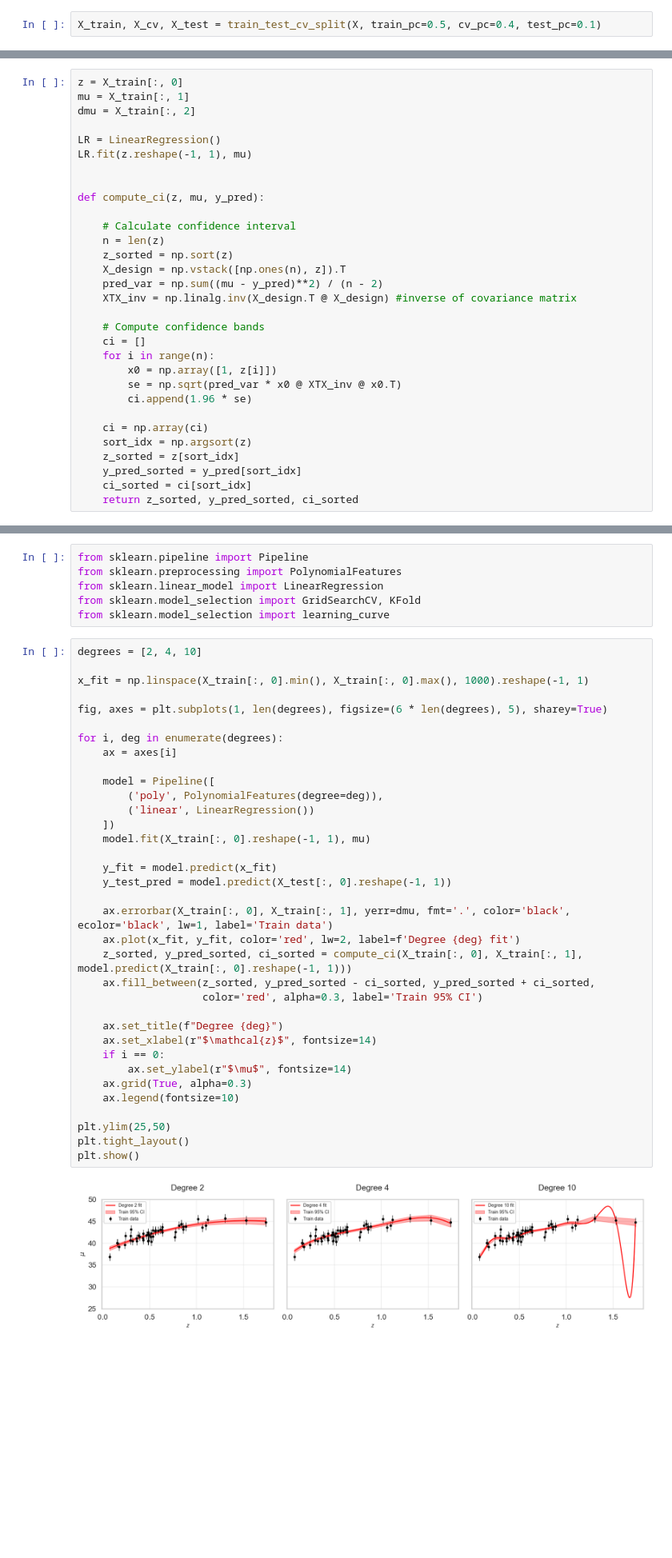
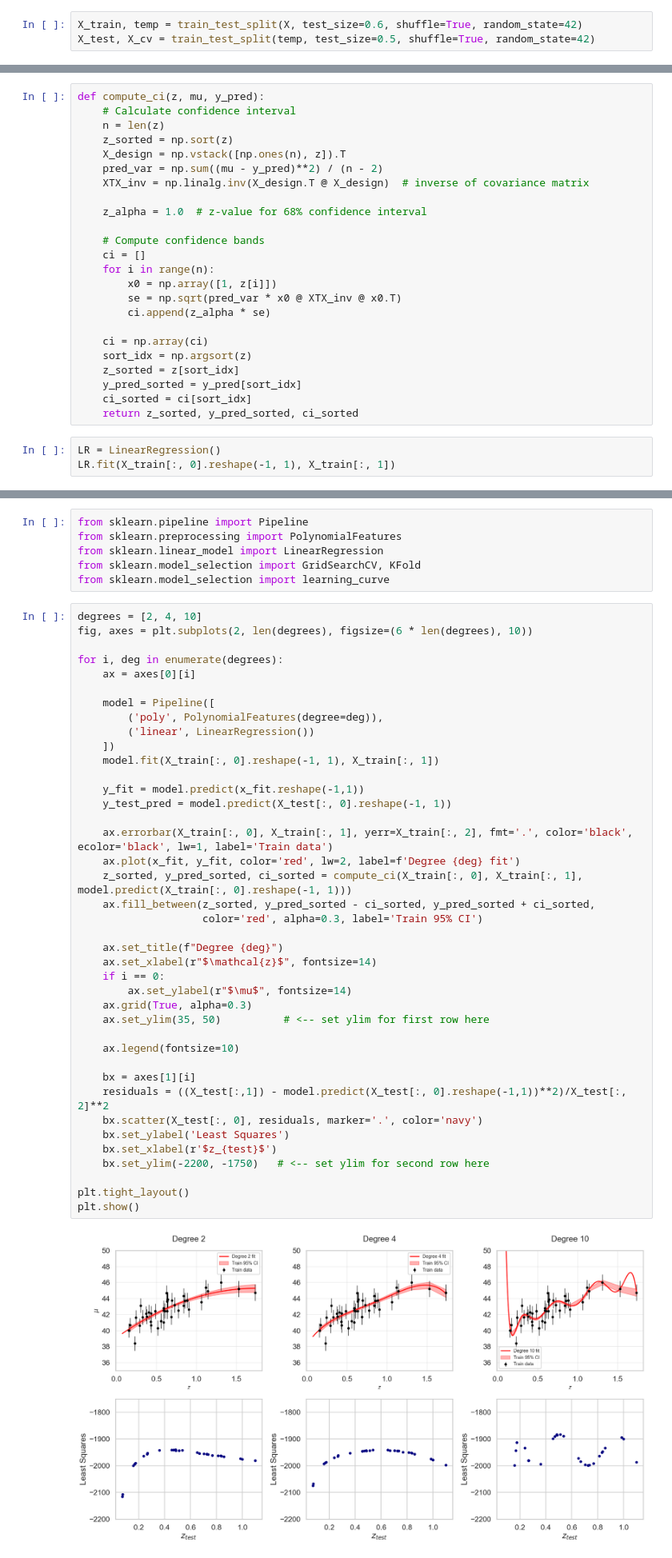
Before and after one commit to Richardforphys/Astrostatistics, a Jupyter notebook: Notebooks/Exam/supernovae_part1.ipynb, the cells around one changed output, grey strips where cells are left out. Shown at 80% size. Drawn from its saved outputs; the diff is of its cells as text; blank space fills up the shorter version.

```diff
--- a/Notebooks/Exam/supernovae_part1.ipynb
+++ b/Notebooks/Exam/supernovae_part1.ipynb
@@ -120,5 +101,6 @@ X = np.vstack([z_sample, mu_sample, dmu]).T
 # %%
-X_train, X_cv, X_test = train_test_cv_split(X, train_pc=0.5, cv_pc=0.4, test_pc=0.1)
+X_train, temp = train_test_split(X, test_size=0.6, shuffle=True, random_state=42)
+X_test, X_cv = train_test_split(temp, test_size=0.5, shuffle=True, random_state=42)
 # %%
 plt.errorbar(X_train[:, 0], X_train[:, 1], yerr=X_train[:, 2], fmt='.k', ecolor='k', lw=1,label='train_data')
 plt.errorbar(X_cv[:, 0], X_cv[:, 1], yerr=X_cv[:, 2], fmt='.k', ecolor='blue', lw=1,label='cv_data')
@@ -135,29 +117,22 @@ Text(0.5, 1.0, 'Raw Data')
 # %%
 from sklearn.linear_model import LinearRegression
 # %%
-z = X_train[:, 0]
-mu = X_train[:, 1]
-dmu = X_train[:, 2]
-
-LR = LinearRegression()
-LR.fit(z.reshape(-1, 1), mu)
-
-
 def compute_ci(z, mu, y_pred):
-
     # Calculate confidence interval
     n = len(z)
     z_sorted = np.sort(z)
     X_design = np.vstack([np.ones(n), z]).T
     pred_var = np.sum((mu - y_pred)**2) / (n - 2)
-    XTX_inv = np.linalg.inv(X_design.T @ X_design) #inverse of covariance matrix
+    XTX_inv = np.linalg.inv(X_design.T @ X_design)  # inverse of covariance matrix
+
+    z_alpha = 1.0  # z-value for 68% confidence interval
 
     # Compute confidence bands
     ci = []
     for i in range(n):
         x0 = np.array([1, z[i]])
         se = np.sqrt(pred_var * x0 @ XTX_inv @ x0.T)
-        ci.append(1.96 * se)
+        ci.append(z_alpha * se)
 
     ci = np.array(ci)
     sort_idx = np.argsort(z)
@@ -165,3 +140,6 @@ def compute_ci(z, mu, y_pred):
     y_pred_sorted = y_pred[sort_idx]
     ci_sorted = ci[sort_idx]
     return z_sorted, y_pred_sorted, ci_sorted
+# %%
+LR = LinearRegression()
+LR.fit(X_train[:, 0].reshape(-1, 1), X_train[:, 1])
@@ -208,41 +195,46 @@ from sklearn.model_selection import GridSearchCV, KFold
 from sklearn.model_selection import learning_curve
 # %%
 degrees = [2, 4, 10]
-
-x_fit = np.linspace(X_train[:, 0].min(), X_train[:, 0].max(), 1000).reshape(-1, 1)
-
-fig, axes = plt.subplots(1, len(degrees), figsize=(6 * len(degrees), 5), sharey=True)
+fig, axes = plt.subplots(2, len(degrees), figsize=(6 * len(degrees), 10))
 
 for i, deg in enumerate(degrees):
-    ax = axes[i]
+    ax = axes[0][i]
 
     model = Pipeline([
         ('poly', PolynomialFeatures(degree=deg)),
         ('linear', LinearRegression())
     ])
-    model.fit(X_train[:, 0].reshape(-1, 1), mu)
+    model.fit(X_train[:, 0].reshape(-1, 1), X_train[:, 1])
 
-    y_fit = model.predict(x_fit)
+    y_fit = model.predict(x_fit.reshape(-1,1))
     y_test_pred = model.predict(X_test[:, 0].reshape(-1, 1))
 
-    ax.errorbar(X_train[:, 0], X_train[:, 1], yerr=dmu, fmt='.', color='black', ecolor='black', lw=1, label='Train data')
+    ax.errorbar(X_train[:, 0], X_train[:, 1], yerr=X_train[:, 2], fmt='.', color='black', ecolor='black', lw=1, label='Train data')
     ax.plot(x_fit, y_fit, color='red', lw=2, label=f'Degree {deg} fit')
     z_sorted, y_pred_sorted, ci_sorted = compute_ci(X_train[:, 0], X_train[:, 1], model.predict(X_train[:, 0].reshape(-1, 1)))
     ax.fill_between(z_sorted, y_pred_sorted - ci_sorted, y_pred_sorted + ci_sorted,
                     color='red', alpha=0.3, label='Train 95% CI')
 
     ax.set_title(f"Degree {deg}")
     ax.set_xlabel(r"$\mathcal{z}$", fontsize=14)
     if i == 0:
         ax.set_ylabel(r"$\mu$", fontsize=14)
     ax.grid(True, alpha=0.3)
+    ax.set_ylim(35, 50)          # <-- set ylim for first row here
+
     ax.legend(fontsize=10)
 
-plt.ylim(25,50)
+    bx = axes[1][i]
+    residuals = ((X_test[:,1]) - model.predict(X_test[:, 0].reshape(-1,1))**2)/X_test[:, 2]**2
+    bx.scatter(X_test[:, 0], residuals, marker='.', color='navy')
+    bx.set_ylabel('Least Squares')
+    bx.set_xlabel(r'$z_{test}$')
+    bx.set_ylim(-2200, -1750)   # <-- set ylim for second row here
+
 plt.tight_layout()
 plt.show()
 # %% [output]
-[figure, old version]
+[figure, new version]
 # %% [markdown]
 As shown in the plot above, a $2^{th}$ degree polynomial is ok, a $4^{th}$ degree polynomial captures more of the data structure without being greatly influenced by the data variance, as the $10^{th}$ degree polynomial does. For a more quantitative analysis, I'll cross validate
 # %%
```
Also changed, not shown: parts of 29 cells of this notebook, 1 other file.
